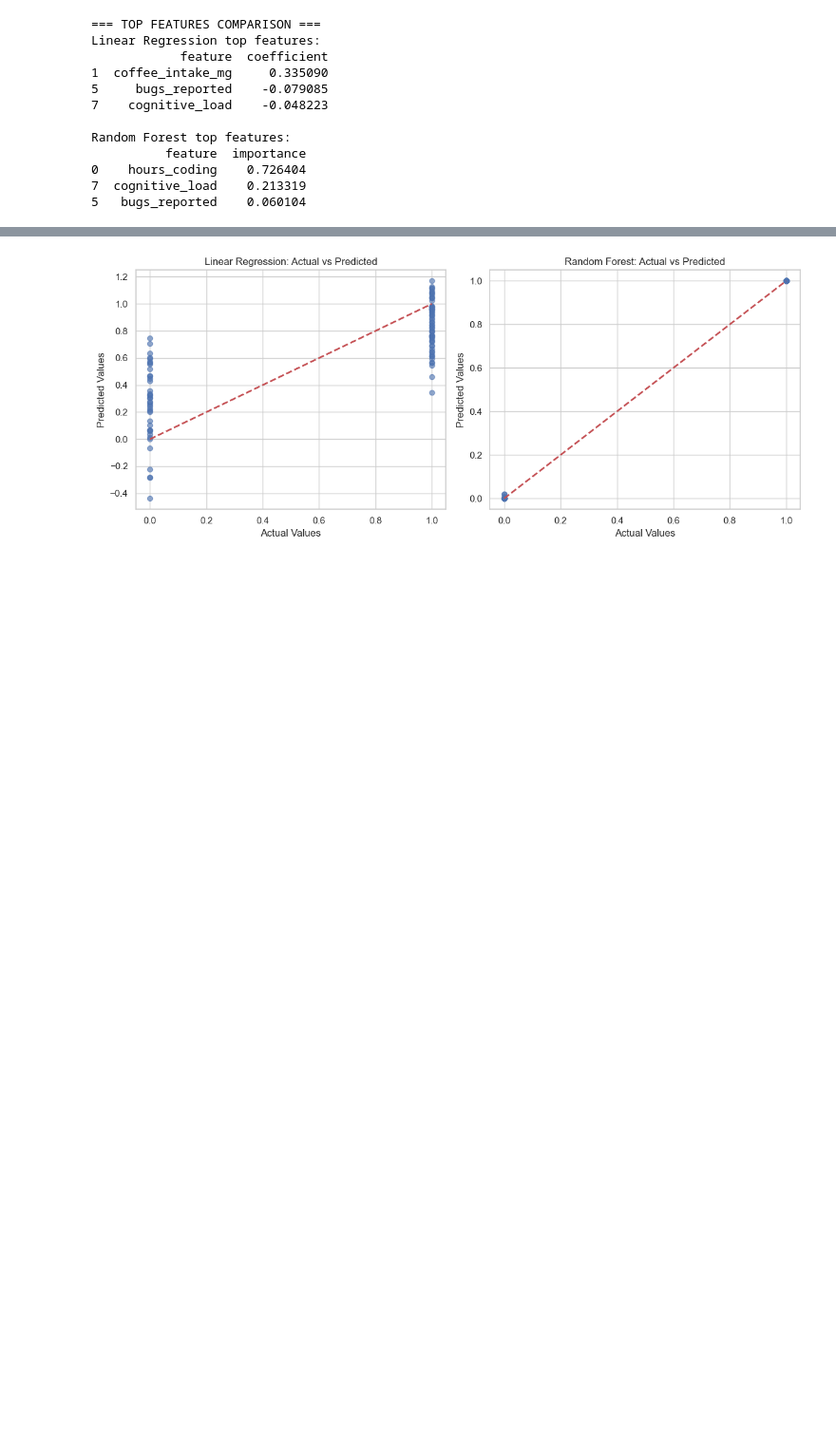
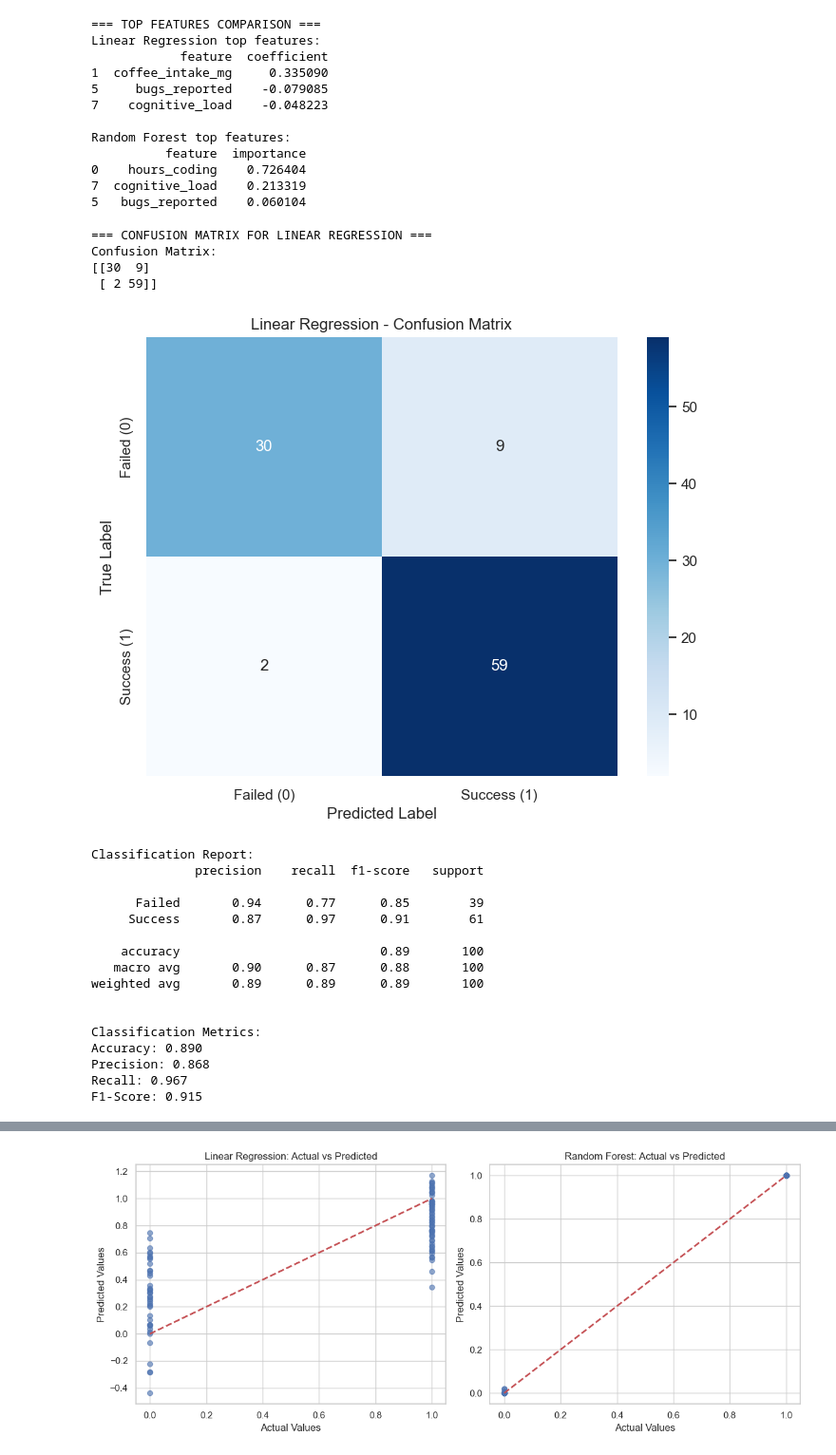
Before and after one commit to LokeshUpputri/Long-Term-Productivity-of-Software-Engineers, a Jupyter notebook: AAI-510_FinalProject_Group_12.ipynb, the cells around one changed output, grey strips where cells are left out. Shown at 95% size. Cells and saved outputs as stored; diff of their text form; code cells hidden in the pictures; blank space fills up the shorter version.

Commit message:
added confusion matrix

```diff
--- a/AAI-510_FinalProject_Group_12.ipynb
+++ b/AAI-510_FinalProject_Group_12.ipynb
@@ -653,3 +653,67 @@ Random Forest top features:
 0    hours_coding    0.726404
 7  cognitive_load    0.213319
 5   bugs_reported    0.060104
+# %%
+# Add confusion matrix for Linear Regression
+print("\n=== CONFUSION MATRIX FOR LINEAR REGRESSION ===")
+
+# Convert continuous predictions to binary (threshold at 0.5)
+y_pred_lr_binary = (y_pred_lr > 0.5).astype(int)
+
+# Create confusion matrix
+from sklearn.metrics import confusion_matrix, classification_report
+import seaborn as sns
+
+cm_lr = confusion_matrix(y_test, y_pred_lr_binary)
+print("Confusion Matrix:")
+print(cm_lr)
+
+# Plot confusion matrix
+plt.figure(figsize=(8, 6))
+sns.heatmap(cm_lr, annot=True, fmt='d', cmap='Blues',
+            xticklabels=['Failed (0)', 'Success (1)'],
+            yticklabels=['Failed (0)', 'Success (1)'])
+plt.title('Linear Regression - Confusion Matrix')
+plt.ylabel('True Label')
+plt.xlabel('Predicted Label')
+plt.show()
+
+# Classification report
+print("\nClassification Report:")
+print(classification_report(y_test, y_pred_lr_binary, target_names=['Failed', 'Success']))
+
+# Calculate classification metrics
+from sklearn.metrics import accuracy_score, precision_score, recall_score, f1_score
+
+accuracy_lr = accuracy_score(y_test, y_pred_lr_binary)
+precision_lr = precision_score(y_test, y_pred_lr_binary)
+recall_lr = recall_score(y_test, y_pred_lr_binary)
+f1_lr = f1_score(y_test, y_pred_lr_binary)
+
+print(f"\nClassification Metrics:")
+print(f"Accuracy: {accuracy_lr:.3f}")
+print(f"Precision: {precision_lr:.3f}")
+print(f"Recall: {recall_lr:.3f}")
+print(f"F1-Score: {f1_lr:.3f}")
+# %% [output]
+=== CONFUSION MATRIX FOR LINEAR REGRESSION ===
+Confusion Matrix:
+[[30  9]
+ [ 2 59]]
+[figure, added]
+Classification Report:
+              precision    recall  f1-score   support
+
+      Failed       0.94      0.77      0.85        39
+     Success       0.87      0.97      0.91        61
+
+    accuracy                           0.89       100
+   macro avg       0.90      0.87      0.88       100
+weighted avg       0.89      0.89      0.89       100
+
+
+Classification Metrics:
+Accuracy: 0.890
+Precision: 0.868
+Recall: 0.967
+F1-Score: 0.915
```
Also changed, not shown: parts of 1 cell of this notebook.
